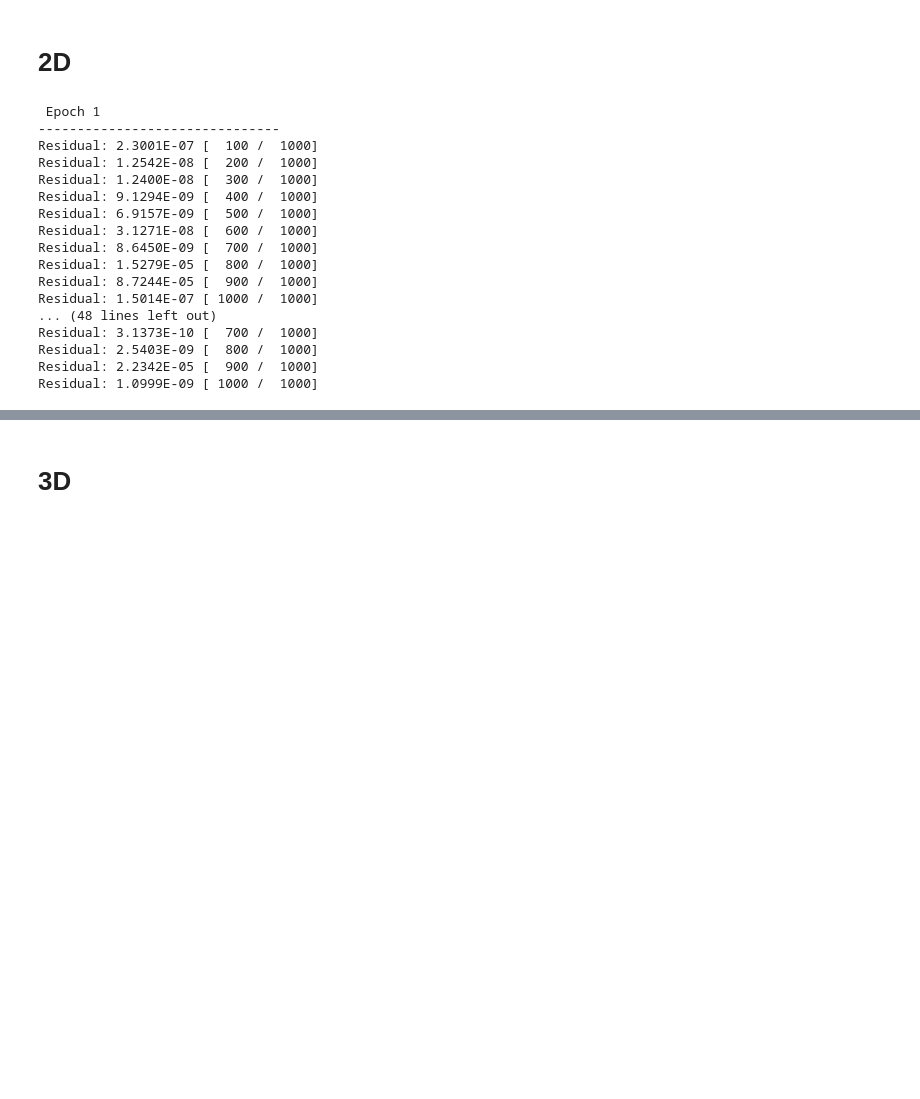
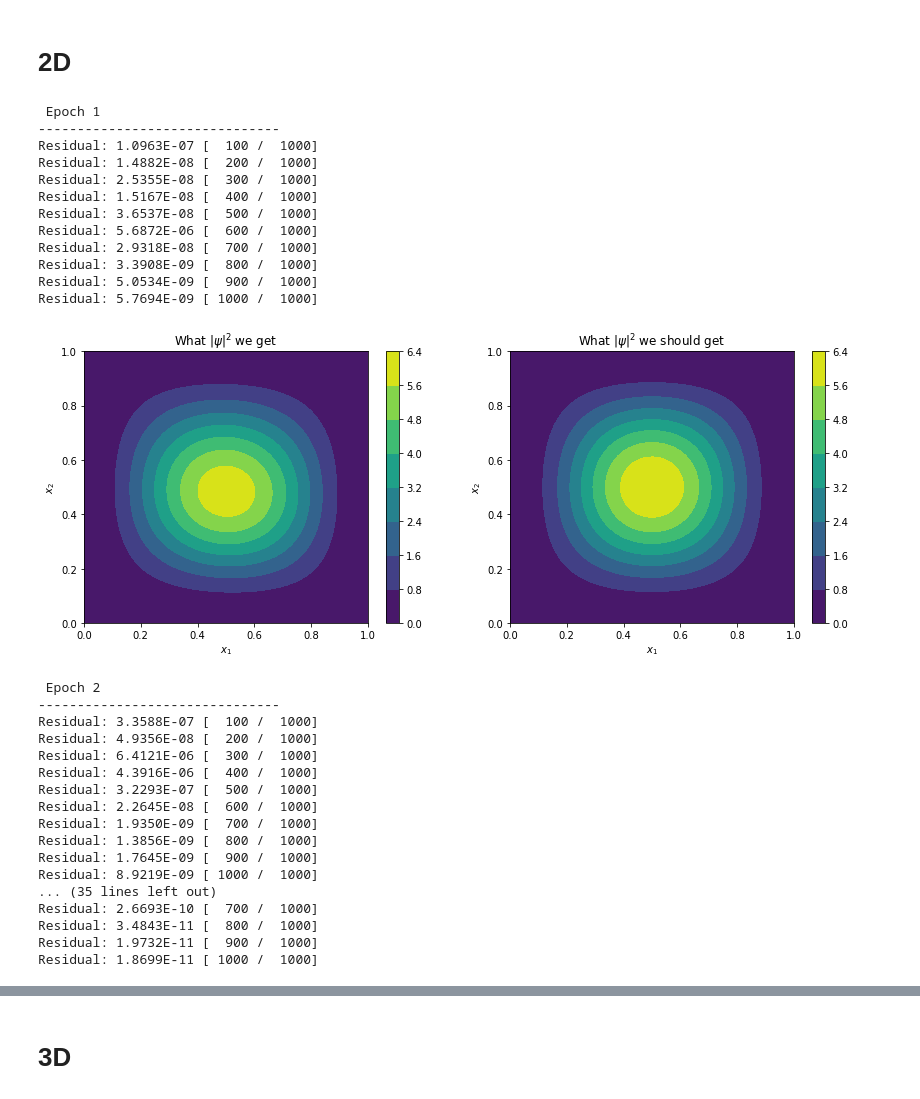
Before and after one commit to MrKozelberg/wavefunction_perceptron, a Jupyter notebook: spectrum_laplace_operator.ipynb, the cells around one changed output, grey strips where cells are left out. Cells and saved outputs as stored; diff of their text form; code cells hidden in the pictures; blank space fills up the shorter version.

```diff
--- a/spectrum_laplace_operator.ipynb
+++ b/spectrum_laplace_operator.ipynb
@@ -267,16 +267,20 @@ def plot_compare_2d(wf):
   X = np.array([[xs[0,i], ys[j,0]] for i in range(100) for j in range(100)])
   X = torch.tensor(X).to(device)
 
-  phi = wf(X.float()) * A(X.float())
+  phi = wf(X.float()).reshape(len(X)).to(device) \
+        * A(X.float()).reshape(len(X)).to(device)
   sin = torch.sin(np.pi*X[:,0].float())*torch.sin(np.pi*X[:,1].float())
+
+  phi = phi.reshape(100,100).cpu().detach().numpy()
+  sin = sin.reshape(100,100).cpu().detach().numpy()
 
   fig, ax = plt.subplots(1, 2, figsize=(14,5))
 
-  pcm0 = ax[0].contourf(x, x, phi.reshape(100,100).cpu().detach().numpy()**2)
+  pcm0 = ax[0].contourf(x, x, (phi/phi.mean())**2)
 
   fig.colorbar(pcm0, ax=ax[0], extend='max')
 
-  pcm1 = ax[1].contourf(x, x, sin.reshape(100,100).cpu().detach().numpy()**2)
+  pcm1 = ax[1].contourf(x, x, (sin/sin.mean())**2)
 
   fig.colorbar(pcm1, ax=ax[1], extend='max')
 
@@ -296,30 +300,42 @@ wf = WaveFunction(N, [10**N]*3).to(device)
 # %%
 optimizer = torch.optim.Adam(params = wf.parameters(), lr=1e-2)
 scheduler = torch.optim.lr_scheduler.ExponentialLR(optimizer, gamma=0.9)
 epochs = 5
 for t in range(epochs):
   print(f"\n Epoch {t+1}\n-------------------------------")
   train_loop(N, 10**N, 1000, wf, optimizer, 2*np.pi**2)
   scheduler.step()
 
-  # if (t+1) % 5 == 0 or t == 0:
-  #   # print('AAAAA')
-  #   plot_compare_2d(wf)
+  if (t+1) % 5 == 0 or t == 0:
+    plot_compare_2d(wf)
 # %% [output]
  Epoch 1
 -------------------------------
-Residual: 2.3001E-07 [  100 /  1000]
-Residual: 1.2542E-08 [  200 /  1000]
-Residual: 1.2400E-08 [  300 /  1000]
-Residual: 9.1294E-09 [  400 /  1000]
-Residual: 6.9157E-09 [  500 /  1000]
-Residual: 3.1271E-08 [  600 /  1000]
-Residual: 8.6450E-09 [  700 /  1000]
-Residual: 1.5279E-05 [  800 /  1000]
-Residual: 8.7244E-05 [  900 /  1000]
-Residual: 1.5014E-07 [ 1000 /  1000]
-... (48 lines left out)
-Residual: 3.1373E-10 [  700 /  1000]
-Residual: 2.5403E-09 [  800 /  1000]
-Residual: 2.2342E-05 [  900 /  1000]
-Residual: 1.0999E-09 [ 1000 /  1000]
+Residual: 1.0963E-07 [  100 /  1000]
+Residual: 1.4882E-08 [  200 /  1000]
+Residual: 2.5355E-08 [  300 /  1000]
+Residual: 1.5167E-08 [  400 /  1000]
+Residual: 3.6537E-08 [  500 /  1000]
+Residual: 5.6872E-06 [  600 /  1000]
+Residual: 2.9318E-08 [  700 /  1000]
+Residual: 3.3908E-09 [  800 /  1000]
+Residual: 5.0534E-09 [  900 /  1000]
+Residual: 5.7694E-09 [ 1000 /  1000]
+[figure, added]
+ Epoch 2
+-------------------------------
+Residual: 3.3588E-07 [  100 /  1000]
+Residual: 4.9356E-08 [  200 /  1000]
+Residual: 6.4121E-06 [  300 /  1000]
+Residual: 4.3916E-06 [  400 /  1000]
+Residual: 3.2293E-07 [  500 /  1000]
+Residual: 2.2645E-08 [  600 /  1000]
+Residual: 1.9350E-09 [  700 /  1000]
+Residual: 1.3856E-09 [  800 /  1000]
+Residual: 1.7645E-09 [  900 /  1000]
+Residual: 8.9219E-09 [ 1000 /  1000]
+... (35 lines left out)
+Residual: 2.6693E-10 [  700 /  1000]
+Residual: 3.4843E-11 [  800 /  1000]
+Residual: 1.9732E-11 [  900 /  1000]
+Residual: 1.8699E-11 [ 1000 /  1000]
```
Also changed, not shown: parts of 1 cell of this notebook.
